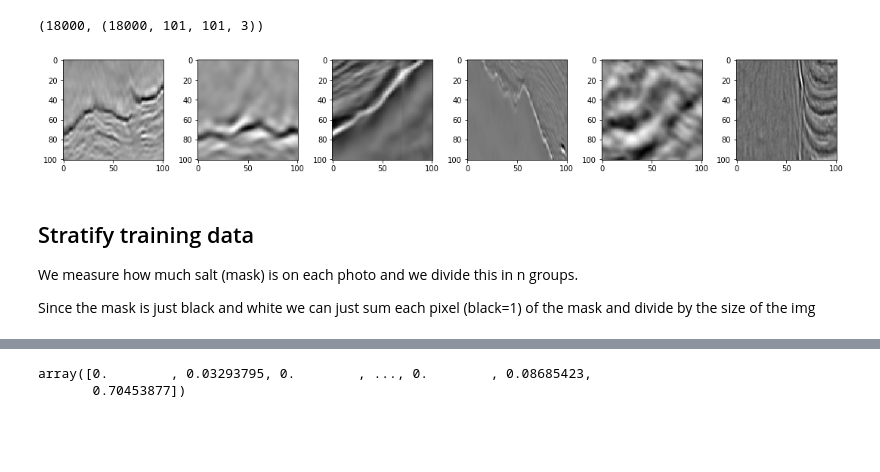
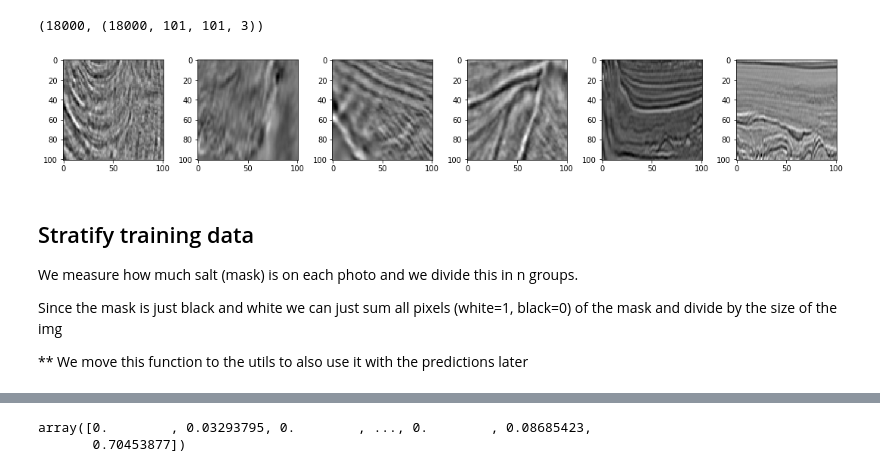
Before and after one commit to danielfrg/kaggle-salt, a Jupyter notebook: img2array.ipynb, the cells around one changed output, grey strips where cells are left out. Drawn from its saved outputs; the diff is of its cells as text; code cells hidden in the pictures; blank space fills up the shorter version.

```diff
--- a/img2array.ipynb
+++ b/img2array.ipynb
@@ -87,18 +83,15 @@ for i, test_path in tqdm.tqdm_notebook(enumerate(test_files), total=len(test_fil
 len(ids_test), X_test.shape
 # %% [output]
 (18000, (18000, 101, 101, 3))
-# %%
-n_images = 6
-fig, axarr = plt.subplots(1, n_images, figsize=(15, 5))
-for image in range(n_images):
-    n = random.randint(1, X_test.shape[0])
-    axarr[image].imshow(X_test[n])
-fig.tight_layout()
-# %% [output]
-[figure, removed]
+# %%
+plot_arrays(X_test)
+# %% [output]
+[figure, added]
 # %% [markdown]
 ## Stratify training data
 
 We measure how much salt (mask) is on each photo and we divide this in n groups.
 
-Since the mask is just black and white we can just sum each pixel (black=1) of the mask and divide by the size of the img
+Since the mask is just black and white we can just sum all pixels (white=1, black=0) of the mask and divide by the size of the img
+
+** We move this function to the utils to also use it with the predictions later
```
Also changed, not shown: parts of 14 cells of this notebook, 7 other files.
